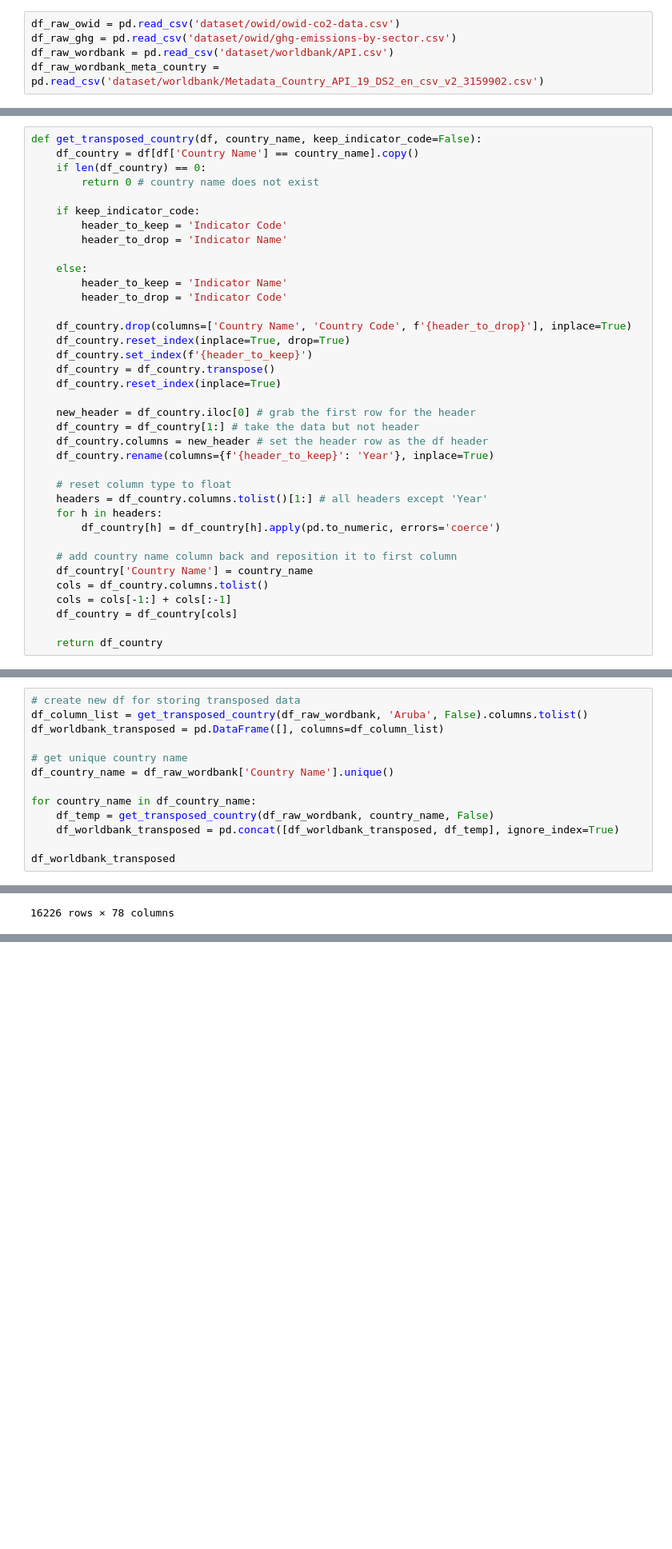
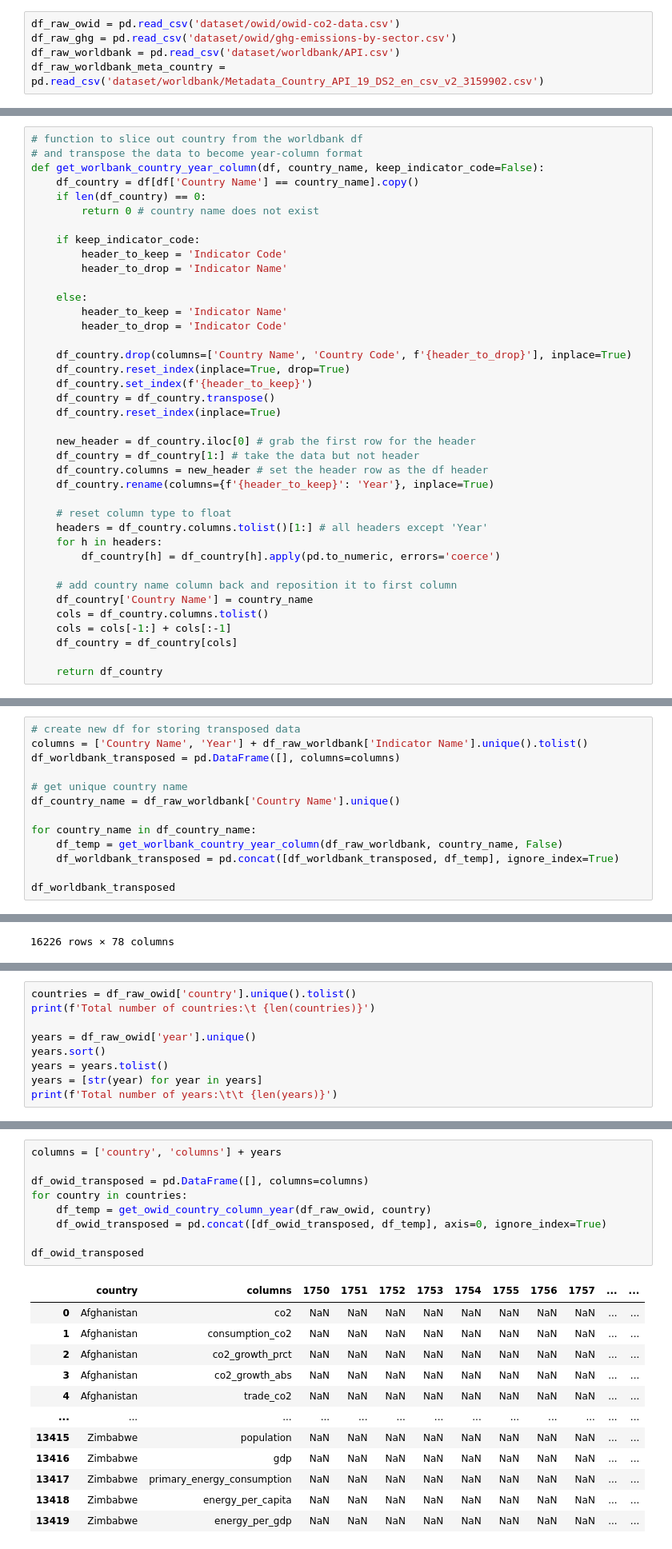
Before and after one commit to BingQuanChua/SASPICIOUS, a Jupyter notebook: dataset_pivot.ipynb, the cells around one changed output, grey strips where cells are left out. Shown at 80% size. Drawn from its saved outputs; the diff is of its cells as text; blank space fills up the shorter version.

Commit message:
feat/Transpose owid dataset and save in CSV

```diff
--- a/dataset_pivot.ipynb
+++ b/dataset_pivot.ipynb
@@ -15,8 +15,8 @@ import os
 # %%
 df_raw_owid = pd.read_csv('dataset/owid/owid-co2-data.csv')
 df_raw_ghg = pd.read_csv('dataset/owid/ghg-emissions-by-sector.csv')
-df_raw_wordbank = pd.read_csv('dataset/worldbank/API.csv')
-df_raw_wordbank_meta_country = pd.read_csv('dataset/worldbank/Metadata_Country_API_19_DS2_en_csv_v2_3159902.csv')
+df_raw_worldbank = pd.read_csv('dataset/worldbank/API.csv')
+df_raw_worldbank_meta_country = pd.read_csv('dataset/worldbank/Metadata_Country_API_19_DS2_en_csv_v2_3159902.csv')
 # %% [markdown]
 ## Basic Info About Data
 # %%
@@ -56,7 +56,9 @@ The most significant difference that we should take note is that the `years` and
 # %% [markdown]
 ## Data Pivot
 # %%
-def get_transposed_country(df, country_name, keep_indicator_code=False):
+# function to slice out country from the worldbank df
+# and transpose the data to become year-column format
+def get_worlbank_country_year_column(df, country_name, keep_indicator_code=False):
     df_country = df[df['Country Name'] == country_name].copy()
     if len(df_country) == 0:
         return 0 # country name does not exist
@@ -111,14 +113,14 @@ df_owid
 25204 rows × 57 columns
 # %%
 # create new df for storing transposed data
-df_column_list = get_transposed_country(df_raw_wordbank, 'Aruba', False).columns.tolist()
-df_worldbank_transposed = pd.DataFrame([], columns=df_column_list)
+columns = ['Country Name', 'Year'] + df_raw_worldbank['Indicator Name'].unique().tolist()
+df_worldbank_transposed = pd.DataFrame([], columns=columns)
 
 # get unique country name
-df_country_name = df_raw_wordbank['Country Name'].unique()
+df_country_name = df_raw_worldbank['Country Name'].unique()
 
 for country_name in df_country_name:
-    df_temp = get_transposed_country(df_raw_wordbank, country_name, False)
+    df_temp = get_worlbank_country_year_column(df_raw_worldbank, country_name, False)
     df_worldbank_transposed = pd.concat([df_worldbank_transposed, df_temp], ignore_index=True)
 
 df_worldbank_transposed
@@ -138,0 +183,9 @@ df_worldbank_transposed
+# %%
+countries = df_raw_owid['country'].unique().tolist()
+print(f'Total number of countries:\t {len(countries)}')
+
+years = df_raw_owid['year'].unique()
+years.sort()
+years = years.tolist()
+years = [str(year) for year in years]
+print(f'Total number of years:\t\t {len(years)}')
@@ -138,0 +195,22 @@ df_worldbank_transposed
+# %%
+columns = ['country', 'columns'] + years
+
+df_owid_transposed = pd.DataFrame([], columns=columns)
+for country in countries:
+    df_temp = get_owid_country_column_year(df_raw_owid, country)
+    df_owid_transposed = pd.concat([df_owid_transposed, df_temp], axis=0, ignore_index=True)
+
+df_owid_transposed
+# %% [output]
+|  | country | columns | 1750 | 1751 | 1752 | 1753 | 1754 | 1755 | 1756 | 1757 | ... | ... |
+| 0 | Afghanistan | co2 | NaN | NaN | NaN | NaN | NaN | NaN | NaN | NaN | ... | ... |
+| 1 | Afghanistan | consumption_co2 | NaN | NaN | NaN | NaN | NaN | NaN | NaN | NaN | ... | ... |
+| 2 | Afghanistan | co2_growth_prct | NaN | NaN | NaN | NaN | NaN | NaN | NaN | NaN | ... | ... |
+| 3 | Afghanistan | co2_growth_abs | NaN | NaN | NaN | NaN | NaN | NaN | NaN | NaN | ... | ... |
+| 4 | Afghanistan | trade_co2 | NaN | NaN | NaN | NaN | NaN | NaN | NaN | NaN | ... | ... |
+| ... | ... | ... | ... | ... | ... | ... | ... | ... | ... | ... | ... | ... |
+| 13415 | Zimbabwe | population | NaN | NaN | NaN | NaN | NaN | NaN | NaN | NaN | ... | ... |
+| 13416 | Zimbabwe | gdp | NaN | NaN | NaN | NaN | NaN | NaN | NaN | NaN | ... | ... |
+| 13417 | Zimbabwe | primary_energy_consumption | NaN | NaN | NaN | NaN | NaN | NaN | NaN | NaN | ... | ... |
+| 13418 | Zimbabwe | energy_per_capita | NaN | NaN | NaN | NaN | NaN | NaN | NaN | NaN | ... | ... |
+| 13419 | Zimbabwe | energy_per_gdp | NaN | NaN | NaN | NaN | NaN | NaN | NaN | NaN | ... | ... |
```
Also changed, not shown: parts of 8 cells of this notebook, 2 other files.
